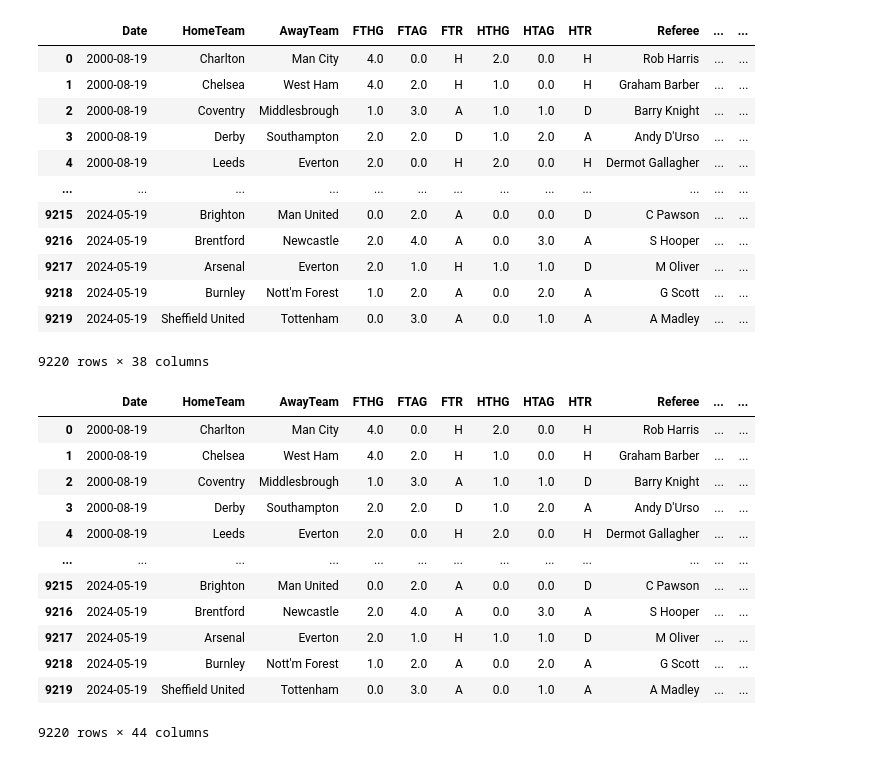
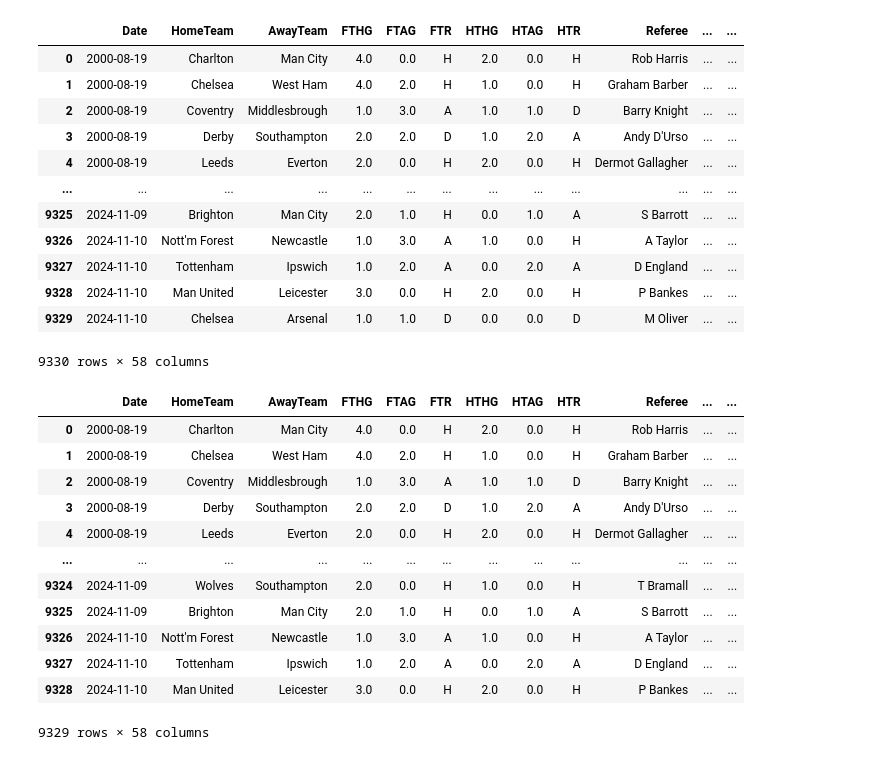
Before and after one commit to chenhsu16/SVM_Collab, a Jupyter notebook: Salvina/SVM_3_SZ.ipynb, the cells around one changed output. Cells and saved outputs as stored; diff of their text form; code cells hidden in the pictures.

```diff
--- a/Salvina/SVM_3_SZ.ipynb
+++ b/Salvina/SVM_3_SZ.ipynb
@@ -8,7 +8,7 @@ from sklearn.preprocessing import LabelEncoder
 from sklearn.metrics import classification_report, accuracy_score, f1_score
 # %%
 # Importing Data File
-df_matches = pd.read_csv('epl-training.csv')
+df_matches = pd.read_csv('com.csv')
 df_managers = pd.read_excel('PremierLeagueManagers.xlsx')
 df_spending = pd.read_excel('Spending_data.xlsx')
 # Ensure the match date is in datetime format
@@ -18,7 +18,7 @@ df_matches['Date'] = pd.to_datetime(df_matches['Date'],dayfirst = True)
 df_matches = df_matches.sort_values(by='Date', ascending=True).reset_index(drop=True)
 
 # Drop any rows where all the values are nan
-df_matches = df_matches.dropna()
+#df_matches = df_matches.dropna()
 
 # Ensure Season_Start and Season_End are in datetime format
 df_managers['Season_Start'] = pd.to_datetime(df_managers['Season_Start'],dayfirst = True)
@@ -104,45 +104,45 @@ df_matches['HomeSpending'] = df_matches.apply(lambda row: get_spending(row['Home
 df_matches['AwaySpending'] = df_matches.apply(lambda row: get_spending(row['AwayTeam'], row['Date']), axis=1)
 # %%
 # Calculating Rolling Average Statistics
-k = 2 # Number of matches to look backwards to.
+k = 38 # Number of matches to look backwards to.
 
 # Function to Calculate Rolling Average Statistics for the Past k Matches. Each row's kAvg does not include the current results.
 def generate_kAvg(df, attribute, HomeTeam=True):
     if HomeTeam:
         group_by_team = "HomeTeam"
     elif not HomeTeam:
         group_by_team = "AwayTeam"
 
     kattribute = "k" + attribute
     df[kattribute] = (
     df.groupby(group_by_team)[attribute]     # Group by HomeTeam or AwayTeam
     .transform(lambda x: x.shift(1).rolling(window=k, min_periods=1).mean())  # Shift by 1 to exclude the current match, and create a rolling window of up to k past matches
     )
     df[kattribute] = df[kattribute].fillna(0) # Filling nan values with 0
 
 Home_kAvg_features = ['FTHG','HTHG','HS','HC','HF','HY','HR']
 Away_kAvg_features = ['FTAG','HTAG','AS','AC','AF','AY','AR']
 
 for feature in Home_kAvg_features:
     generate_kAvg(df_matches, feature,True)
 for feature in Away_kAvg_features:
     generate_kAvg(df_matches, feature,False)
 
 display(df_matches)
 # %% [output]
 |  | Date | HomeTeam | AwayTeam | FTHG | FTAG | FTR | HTHG | HTAG | HTR | Referee | ... | ... |
 | 0 | 2000-08-19 | Charlton | Man City | 4.0 | 0.0 | H | 2.0 | 0.0 | H | Rob Harris | ... | ... |
 | 1 | 2000-08-19 | Chelsea | West Ham | 4.0 | 2.0 | H | 1.0 | 0.0 | H | Graham Barber | ... | ... |
 | 2 | 2000-08-19 | Coventry | Middlesbrough | 1.0 | 3.0 | A | 1.0 | 1.0 | D | Barry Knight | ... | ... |
 | 3 | 2000-08-19 | Derby | Southampton | 2.0 | 2.0 | D | 1.0 | 2.0 | A | Andy D'Urso | ... | ... |
 | 4 | 2000-08-19 | Leeds | Everton | 2.0 | 0.0 | H | 2.0 | 0.0 | H | Dermot Gallagher | ... | ... |
 | ... | ... | ... | ... | ... | ... | ... | ... | ... | ... | ... | ... | ... |
-| 9215 | 2024-05-19 | Brighton | Man United | 0.0 | 2.0 | A | 0.0 | 0.0 | D | C Pawson | ... | ... |
-| 9216 | 2024-05-19 | Brentford | Newcastle | 2.0 | 4.0 | A | 0.0 | 3.0 | A | S Hooper | ... | ... |
-| 9217 | 2024-05-19 | Arsenal | Everton | 2.0 | 1.0 | H | 1.0 | 1.0 | D | M Oliver | ... | ... |
-| 9218 | 2024-05-19 | Burnley | Nott'm Forest | 1.0 | 2.0 | A | 0.0 | 2.0 | A | G Scott | ... | ... |
-| 9219 | 2024-05-19 | Sheffield United | Tottenham | 0.0 | 3.0 | A | 0.0 | 1.0 | A | A Madley | ... | ... |
+| 9325 | 2024-11-09 | Brighton | Man City | 2.0 | 1.0 | H | 0.0 | 1.0 | A | S Barrott | ... | ... |
+| 9326 | 2024-11-10 | Nott'm Forest | Newcastle | 1.0 | 3.0 | A | 1.0 | 0.0 | H | A Taylor | ... | ... |
+| 9327 | 2024-11-10 | Tottenham | Ipswich | 1.0 | 2.0 | A | 0.0 | 2.0 | A | D England | ... | ... |
+| 9328 | 2024-11-10 | Man United | Leicester | 3.0 | 0.0 | H | 2.0 | 0.0 | H | P Bankes | ... | ... |
+| 9329 | 2024-11-10 | Chelsea | Arsenal | 1.0 | 1.0 | D | 0.0 | 0.0 | D | M Oliver | ... | ... |
-9220 rows × 38 columns
+9330 rows × 58 columns
 # %%
 # Function to get the manager for a specific team and match date
 def get_manager(team, match_date):
@@ -176,6 +176,7 @@ df_matches['AwayWinRate'] = (
     / df_matches.groupby('AwayTeam').cumcount()  # Divide by cumulative games played
     .add(1)                                      # To avoid division by zero
 )
+df_matches.drop(df_matches.tail(1).index,inplace=True) # drop last n rows
 
 # Display relevant columns
 display(df_matches)
@@ -187,12 +188,12 @@ display(df_matches)
 | 3 | 2000-08-19 | Derby | Southampton | 2.0 | 2.0 | D | 1.0 | 2.0 | A | Andy D'Urso | ... | ... |
 | 4 | 2000-08-19 | Leeds | Everton | 2.0 | 0.0 | H | 2.0 | 0.0 | H | Dermot Gallagher | ... | ... |
 | ... | ... | ... | ... | ... | ... | ... | ... | ... | ... | ... | ... | ... |
-| 9215 | 2024-05-19 | Brighton | Man United | 0.0 | 2.0 | A | 0.0 | 0.0 | D | C Pawson | ... | ... |
-| 9216 | 2024-05-19 | Brentford | Newcastle | 2.0 | 4.0 | A | 0.0 | 3.0 | A | S Hooper | ... | ... |
-| 9217 | 2024-05-19 | Arsenal | Everton | 2.0 | 1.0 | H | 1.0 | 1.0 | D | M Oliver | ... | ... |
-| 9218 | 2024-05-19 | Burnley | Nott'm Forest | 1.0 | 2.0 | A | 0.0 | 2.0 | A | G Scott | ... | ... |
-| 9219 | 2024-05-19 | Sheffield United | Tottenham | 0.0 | 3.0 | A | 0.0 | 1.0 | A | A Madley | ... | ... |
+| 9324 | 2024-11-09 | Wolves | Southampton | 2.0 | 0.0 | H | 1.0 | 0.0 | H | T Bramall | ... | ... |
+| 9325 | 2024-11-09 | Brighton | Man City | 2.0 | 1.0 | H | 0.0 | 1.0 | A | S Barrott | ... | ... |
+| 9326 | 2024-11-10 | Nott'm Forest | Newcastle | 1.0 | 3.0 | A | 1.0 | 0.0 | H | A Taylor | ... | ... |
+| 9327 | 2024-11-10 | Tottenham | Ipswich | 1.0 | 2.0 | A | 0.0 | 2.0 | A | D England | ... | ... |
+| 9328 | 2024-11-10 | Man United | Leicester | 3.0 | 0.0 | H | 2.0 | 0.0 | H | P Bankes | ... | ... |
-9220 rows × 44 columns
+9329 rows × 58 columns
 # %%
 # Number of matches to look back
 n = 5
```
Also changed, not shown: parts of 10 cells of this notebook, 7 other files.
